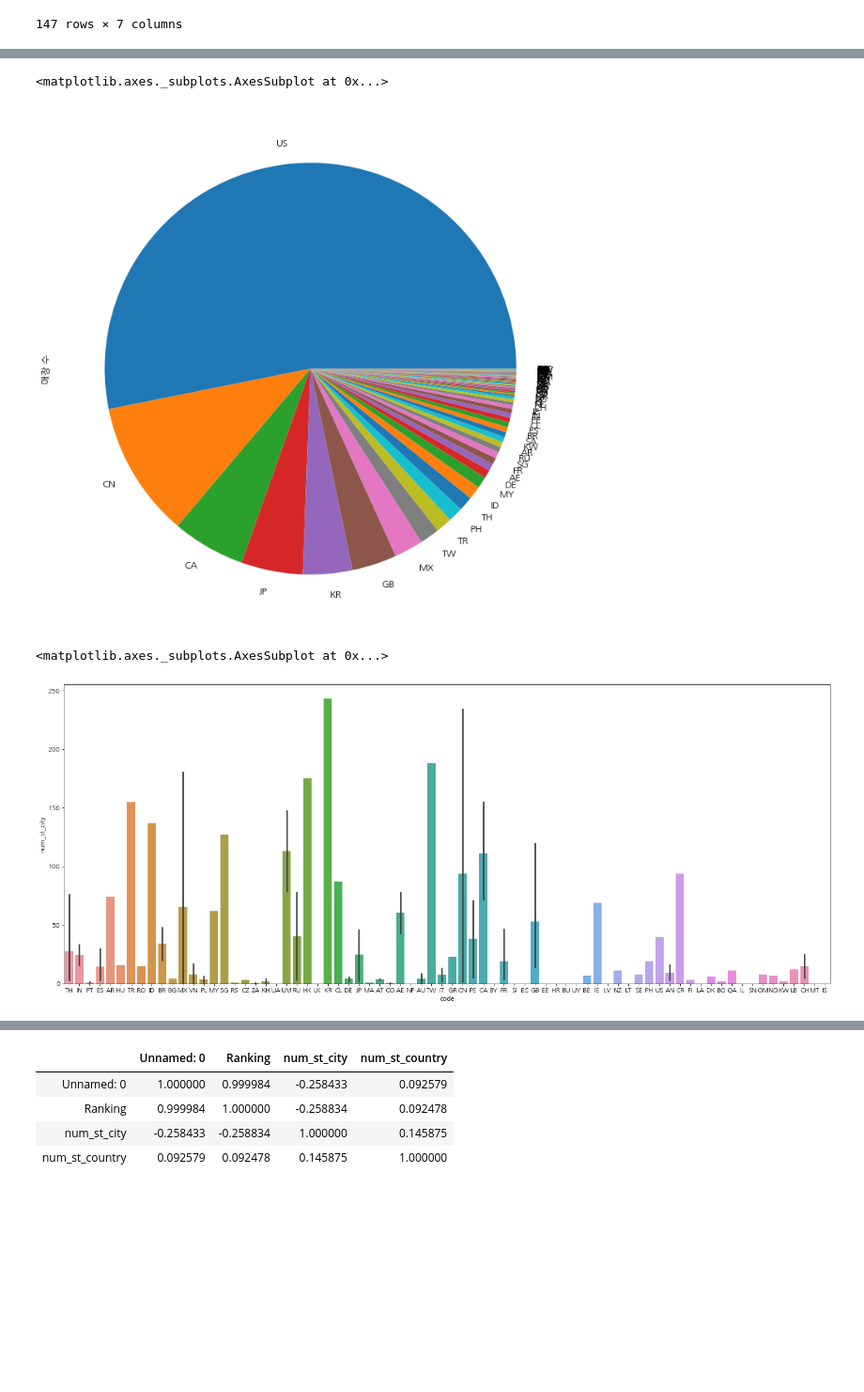
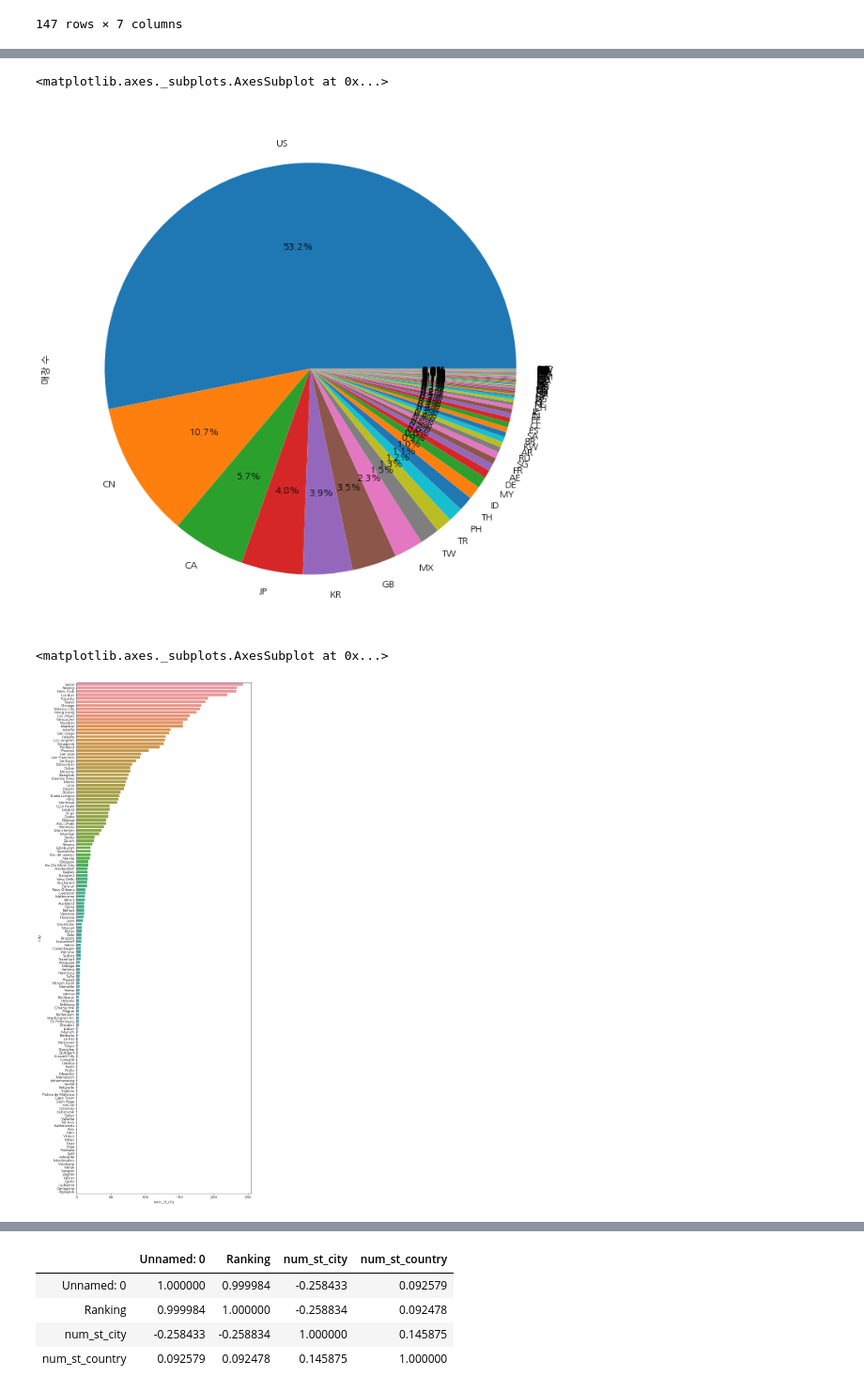
Before and after one commit to kwak-dong-su/data-crawling, a Jupyter notebook: data03/Starbucks_in_Workation_visualization.ipynb, the cells around one changed output, grey strips where cells are left out. Shown: that part at 94% size. Cells and saved outputs as stored; diff of their text form; code cells hidden in the pictures; blank space fills up the shorter version.

Commit message:
data start

```diff
--- a/data03/Starbucks_in_Workation_visualization.ipynb
+++ b/data03/Starbucks_in_Workation_visualization.ipynb
@@ -78,15 +78,15 @@ sns.distplot(df_bc['Instagramability: Number of photos with #'], rug=True).inver
 # %%
 plt.rcParams["figure.figsize"]=(12,12)
-df_st2['매장 수'].plot.pie()
+df_st2['매장 수'].plot.pie(autopct='%1.1f%%')
 #국가별 스타벅스 매장 수
 # %% [output]
 <matplotlib.axes._subplots.AxesSubplot at 0x...>
-[figure, old version]
+[figure, new version]
 # %%
-plt.rcParams["figure.figsize"]=(25,10)
+plt.rcParams["figure.figsize"]=(10,30)
 plt.rcParams["font.size"]=12
-sns.barplot(x='code', y='num_st_city', data=bc_st)
+sns.barplot(y='City', x='num_st_city', data=bc_st.sort_values('num_st_city', ascending=False))
 #도시별 스타벅스 매장 수
 # %% [output]
 <matplotlib.axes._subplots.AxesSubplot at 0x...>
-[figure, old version]
+[figure, new version]
```
Also changed, not shown: parts of 8 cells of this notebook, 16 other files.
